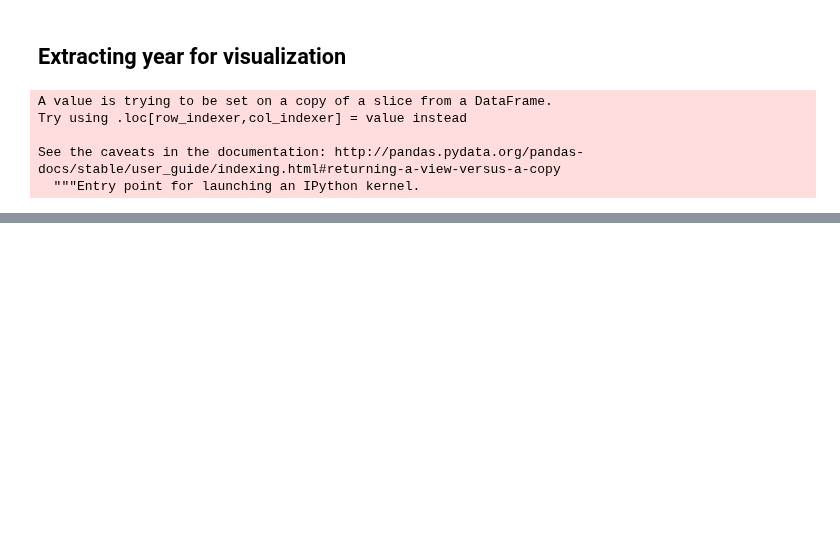
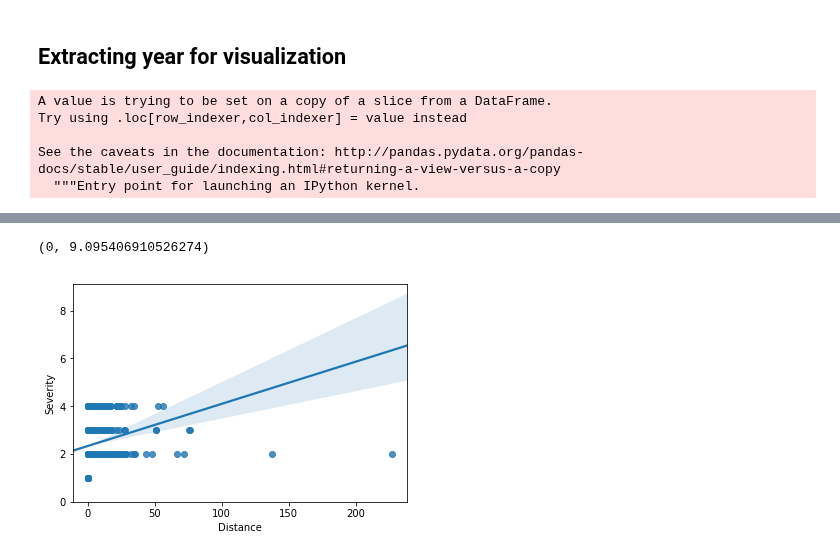
Before and after one commit to mpayumo/accident-severity-us, a Jupyter notebook: accidents-6-model.ipynb, the cells around one changed output, grey strips where cells are left out. Cells and saved outputs as stored; diff of their text form; code cells hidden in the pictures; blank space fills up the shorter version.

```diff
--- a/accidents-6-model.ipynb
+++ b/accidents-6-model.ipynb
@@ -220,0 +330,6 @@ plt.savefig('img/timeseries.jpg');
+# %%
+sns.regplot(x='Distance', y='Severity', data=ca_nd)
+plt.ylim(0,)
+# %% [output]
+(0, 9.095406910526274)
+[figure, added]
```
Also changed, not shown: parts of 28 cells of this notebook.
